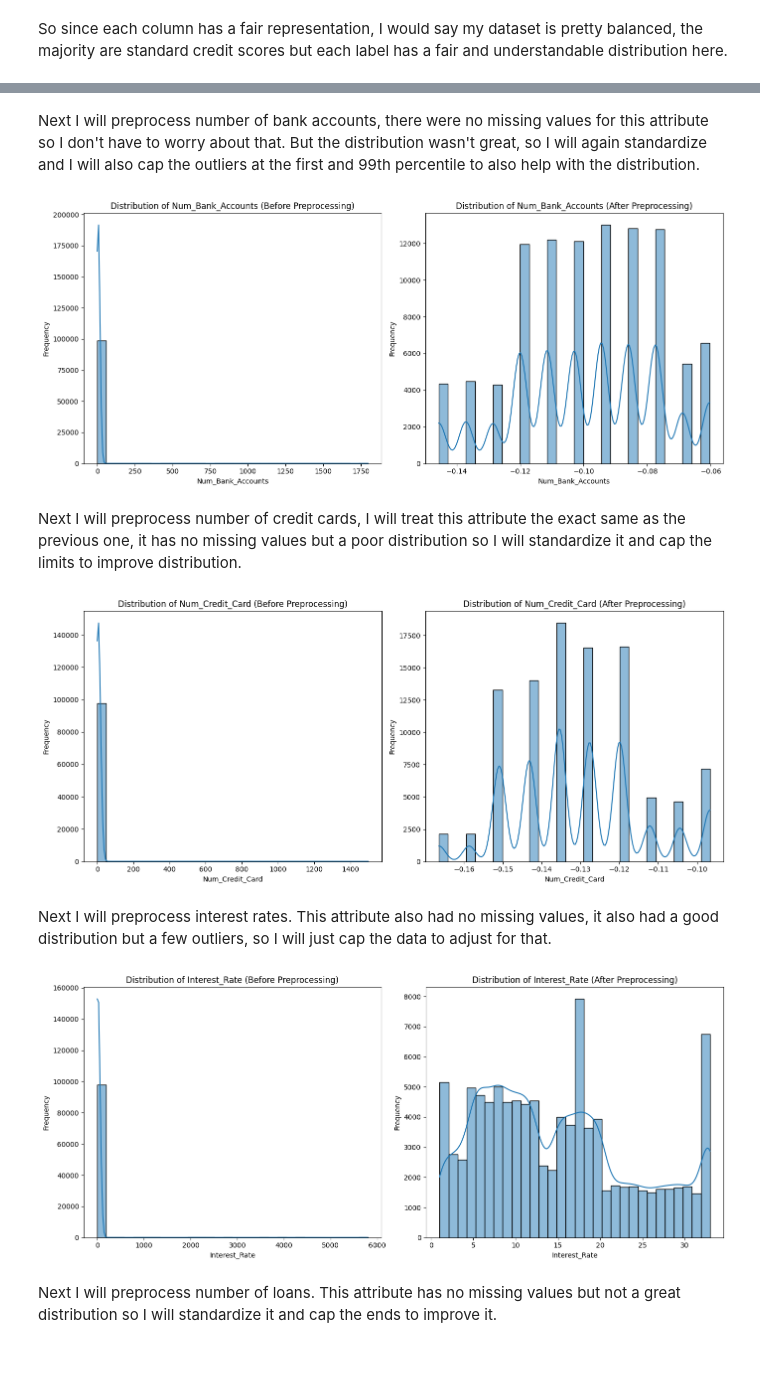
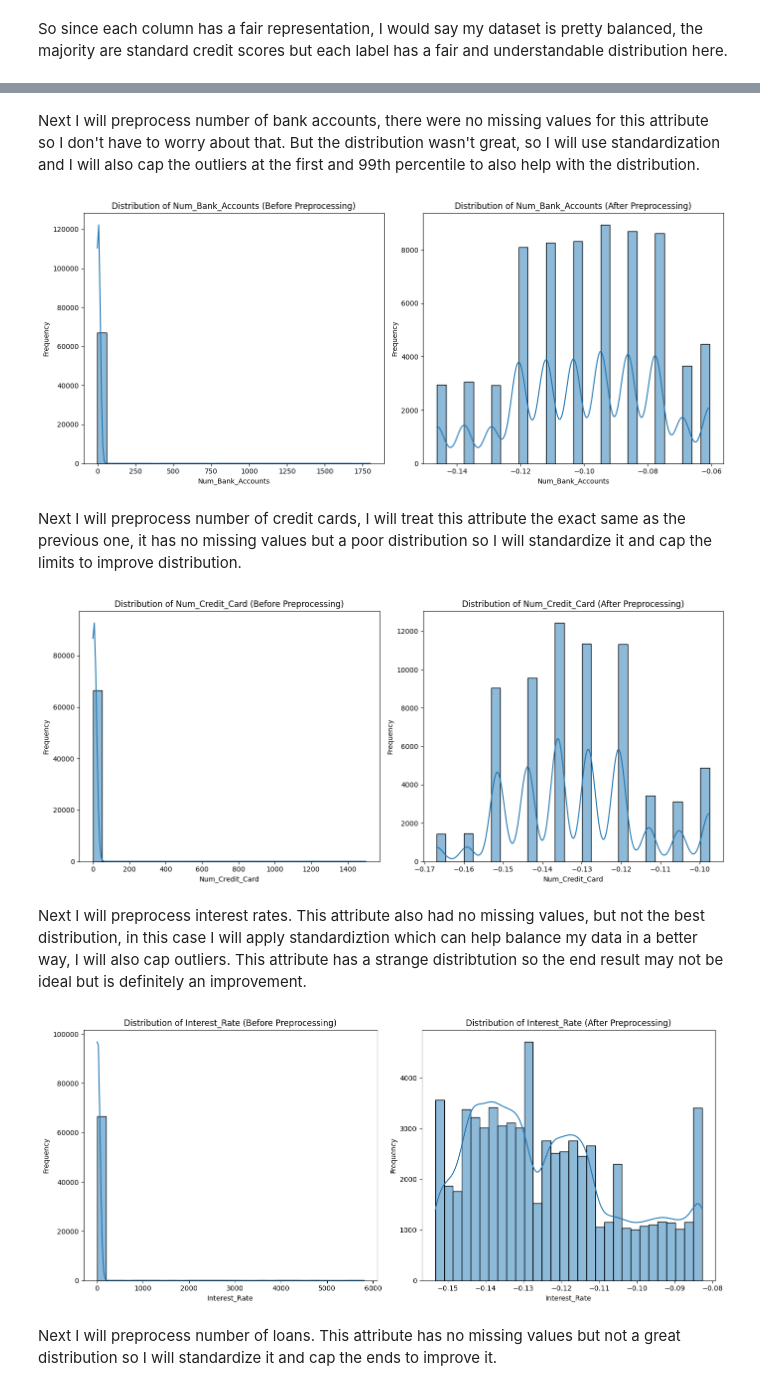
Before and after one commit to alex-govier5/intro-to-ai, a Jupyter notebook: A1/AI_Assignment1.ipynb, the cells around one changed output, grey strips where cells are left out. Drawn from its saved outputs; the diff is of its cells as text; code cells hidden in the pictures; blank space fills up the shorter version.

```diff
--- a/A1/AI_Assignment1.ipynb
+++ b/A1/AI_Assignment1.ipynb
@@ -546,28 +559,28 @@ For example, when doing 'df[col].method(value, inplace=True)', try using 'df.met
 # %% [markdown]
-Next I will preprocess number of bank accounts, there were no missing values for this attribute so I don't have to worry about that. But the distribution wasn't great, so I will again standardize and I will also cap the outliers at the first and 99th percentile to also help with the distribution.
+Next I will preprocess number of bank accounts, there were no missing values for this attribute so I don't have to worry about that. But the distribution wasn't great, so I will use standardization and I will also cap the outliers at the first and 99th percentile to also help with the distribution.
 # %%
 # Preprocessing number of bank accounts
 
 # Visualize distribution before preprocessing
 plt.figure(figsize=(14, 6))
 plt.subplot(1, 2, 1)  # Before preprocessing
-sns.histplot(credit_scores_dataset['Num_Bank_Accounts'], bins=30, kde=True)
+sns.histplot(X_train['Num_Bank_Accounts'], bins=30, kde=True)
 plt.title('Distribution of Num_Bank_Accounts (Before Preprocessing)')
 plt.xlabel('Num_Bank_Accounts')
 plt.ylabel('Frequency')
 
-# Preprocessing data
+# Apply standardization
 scaler = StandardScaler()
-credit_scores_dataset['Num_Bank_Accounts'] = scaler.fit_transform(credit_scores_dataset[['Num_Bank_Accounts']])
+X_train['Num_Bank_Accounts'] = scaler.fit_transform(X_train[['Num_Bank_Accounts']])
 
 # Clip the values to remove outliers
-lower_bound = credit_scores_dataset['Num_Bank_Accounts'].quantile(0.01)
-upper_bound = credit_scores_dataset['Num_Bank_Accounts'].quantile(0.98)
-credit_scores_dataset['Num_Bank_Accounts'] = credit_scores_dataset['Num_Bank_Accounts'].clip(lower_bound, upper_bound)
+lower_bound = X_train['Num_Bank_Accounts'].quantile(0.01)
+upper_bound = X_train['Num_Bank_Accounts'].quantile(0.98)
+X_train['Num_Bank_Accounts'] = X_train['Num_Bank_Accounts'].clip(lower_bound, upper_bound)
 
 # Visualize distribution after preprocessing
 plt.subplot(1, 2, 2)  # After preprocessing
-sns.histplot(credit_scores_dataset['Num_Bank_Accounts'], bins=30, kde=True)
+sns.histplot(X_train['Num_Bank_Accounts'], bins=30, kde=True)
 plt.title('Distribution of Num_Bank_Accounts (After Preprocessing)')
 plt.xlabel('Num_Bank_Accounts')
 plt.ylabel('Frequency')
@@ -576,7 +589,7 @@ plt.ylabel('Frequency')
 plt.tight_layout()
 plt.show()
 # %% [output]
-[figure, old version]
+[figure, new version]
 # %% [markdown]
 Next I will preprocess number of credit cards, I will treat this attribute the exact same as the previous one, it has no missing values but a poor distribution so I will standardize it and cap the limits to improve distribution.
 # %%
@@ -585,23 +598,23 @@ Next I will preprocess number of credit cards, I will treat this attribute the e
 # Visualize distribution before preprocessing
 plt.figure(figsize=(14, 6))
 plt.subplot(1, 2, 1)  # Before preprocessing
-sns.histplot(credit_scores_dataset['Num_Credit_Card'], bins=30, kde=True)
+sns.histplot(X_train['Num_Credit_Card'], bins=30, kde=True)
 plt.title('Distribution of Num_Credit_Card (Before Preprocessing)')
 plt.xlabel('Num_Credit_Card')
 plt.ylabel('Frequency')
 
-# Preprocess data
+# Apply standardization
 scaler = StandardScaler()
-credit_scores_dataset['Num_Credit_Card'] = scaler.fit_transform(credit_scores_dataset[['Num_Credit_Card']])
+X_train['Num_Credit_Card'] = scaler.fit_transform(X_train[['Num_Credit_Card']])
 
 # Clip the values to remove outliers
-lower_bound = credit_scores_dataset['Num_Credit_Card'].quantile(0.01)
-upper_bound = credit_scores_dataset['Num_Credit_Card'].quantile(0.95)
-credit_scores_dataset['Num_Credit_Card'] = credit_scores_dataset['Num_Credit_Card'].clip(lower_bound, upper_bound)
+lower_bound = X_train['Num_Credit_Card'].quantile(0.01)
+upper_bound = X_train['Num_Credit_Card'].quantile(0.95)
+X_train['Num_Credit_Card'] = X_train['Num_Credit_Card'].clip(lower_bound, upper_bound)
 
 # Visualize distribution after preprocessing
 plt.subplot(1, 2, 2)  # After preprocessing
-sns.histplot(credit_scores_dataset['Num_Credit_Card'], bins=30, kde=True)
+sns.histplot(X_train['Num_Credit_Card'], bins=30, kde=True)
 plt.title('Distribution of Num_Credit_Card (After Preprocessing)')
 plt.xlabel('Num_Credit_Card')
 plt.ylabel('Frequency')
@@ -610,37 +623,41 @@ plt.ylabel('Frequency')
 plt.tight_layout()
 plt.show()
 # %% [output]
-[figure, old version]
+[figure, new version]
-# %% [markdown]
-Next I will preprocess interest rates. This attribute also had no missing values, it also had a good distribution but a few outliers, so I will just cap the data to adjust for that.
+# %% [markdown]
+Next I will preprocess interest rates. This attribute also had no missing values, but not the best distribution, in this case I will apply standardiztion which can help balance my data in a better way, I will also cap outliers. This attribute has a strange distribtution so the end result may not be ideal but is definitely an improvement.
 # %%
 # Preprocessing interest rates
 
 # Visualize distribution before preprocessing
 plt.figure(figsize=(14, 6))
 plt.subplot(1, 2, 1)  # Before preprocessing
-sns.histplot(credit_scores_dataset['Interest_Rate'], bins=30, kde=True)
+sns.histplot(X_train['Interest_Rate'], bins=30, kde=True)
 plt.title('Distribution of Interest_Rate (Before Preprocessing)')
 plt.xlabel('Interest_Rate')
 plt.ylabel('Frequency')
 
+# Apply standardization
+scaler = StandardScaler()
+X_train['Interest_Rate'] = scaler.fit_transform(X_train[['Interest_Rate']])
+
 # Clip the values to remove outliers
-lower_bound = credit_scores_dataset['Interest_Rate'].quantile(0.01)
-upper_bound = credit_scores_dataset['Interest_Rate'].quantile(0.95)
-credit_scores_dataset['Interest_Rate'] = credit_scores_dataset['Interest_Rate'].clip(lower_bound, upper_bound)
+lower_bound = X_train['Interest_Rate'].quantile(0.01)
+upper_bound = X_train['Interest_Rate'].quantile(0.97)
+X_train['Interest_Rate'] = X_train['Interest_Rate'].clip(lower_bound, upper_bound)
 
 # Visualize distribution after preprocessing
 plt.subplot(1, 2, 2)  # After preprocessing
-sns.histplot(credit_scores_dataset['Interest_Rate'], bins=30, kde=True)
+sns.histplot(X_train['Interest_Rate'], bins=30, kde=True)
 plt.title('Distribution of Interest_Rate (After Preprocessing)')
 plt.xlabel('Interest_Rate')
 plt.ylabel('Frequency')
 
 # Show the plots
 plt.tight_layout()
 plt.show()
 # %% [output]
-[figure, old version]
+[figure, new version]
 # %% [markdown]
 Next I will preprocess number of loans. This attribute has no missing values but not a great distribution so I will standardize it and cap the ends to improve it.
 # %%
```
Also changed, not shown: parts of 30 cells of this notebook.
